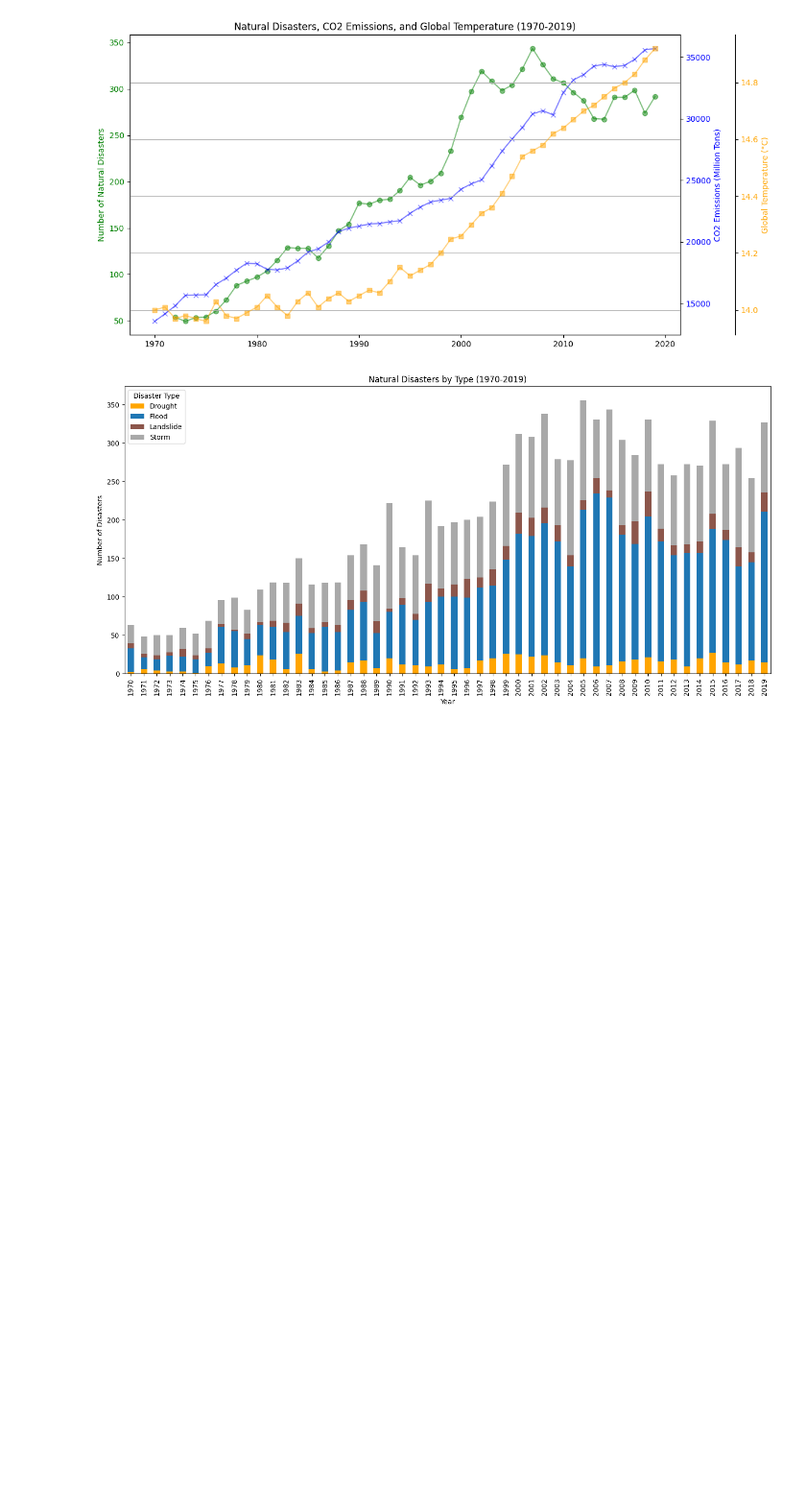
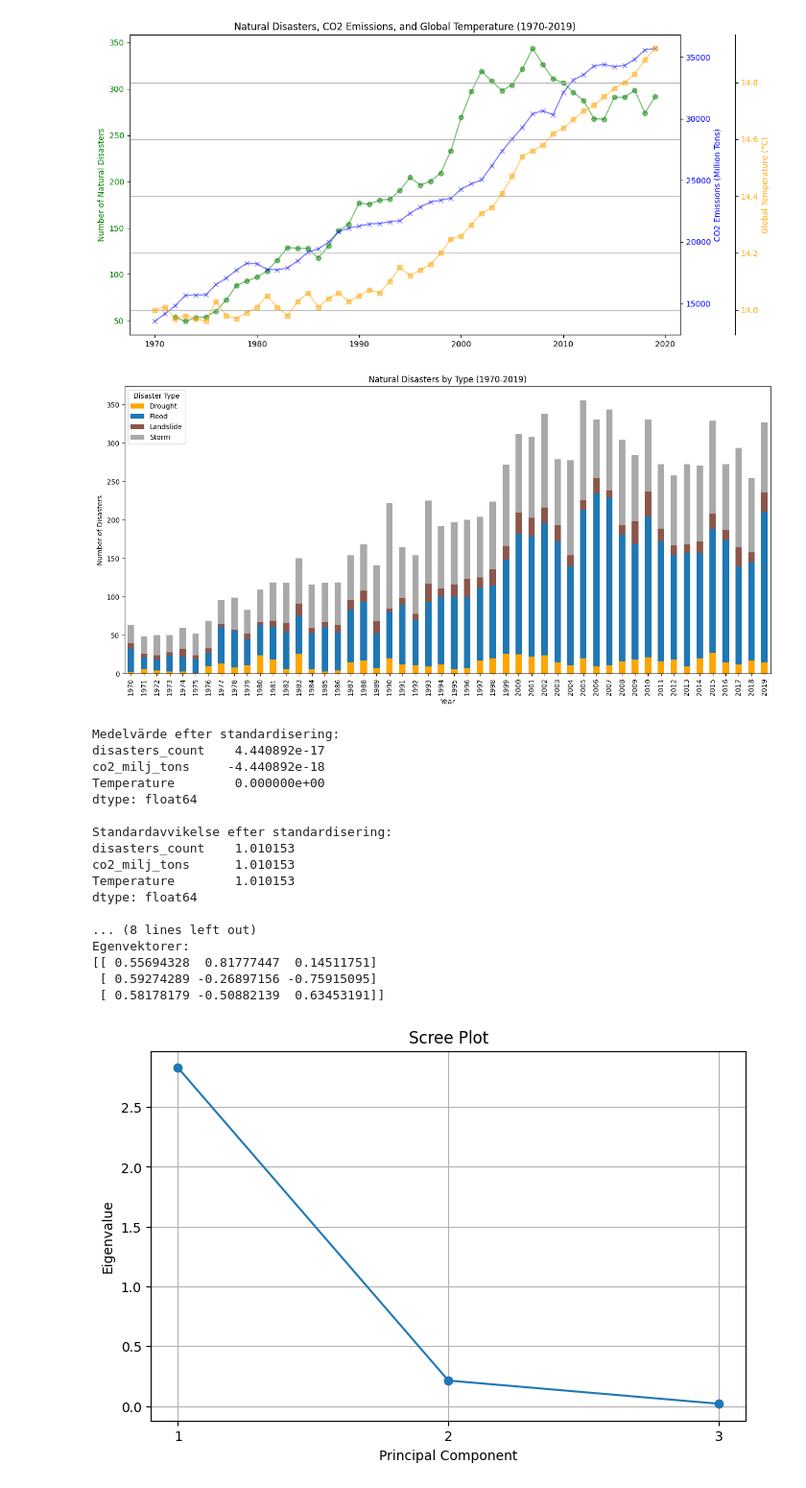
Before and after one commit to OliveTreeDotpng/Disasters, a Jupyter notebook: main.ipynb, the cells around one changed output. Shown at 96% size. Drawn from its saved outputs; the diff is of its cells as text; code cells hidden in the pictures; blank space fills up the shorter version.

```diff
--- a/main.ipynb
+++ b/main.ipynb
@@ -113,3 +113,79 @@ plt.tight_layout()
 plt.show()
 # %% [output]
 [figure]
+# %%
+from sklearn.preprocessing import StandardScaler
+
+# Välj rätt numeriska kolumner för PCA
+numerical_columns = ['disasters_count', 'co2_milj_tons', 'Temperature']
+
+# Standardisera datan
+scaler = StandardScaler()
+merged[numerical_columns] = scaler.fit_transform(merged[numerical_columns])
+
+# Kontrollera medelvärde och standardavvikelse
+print("\nMedelvärde efter standardisering:")
+print(merged[numerical_columns].mean())
+print("\nStandardavvikelse efter standardisering:")
+print(merged[numerical_columns].std())
+
+# Skapa kovariansmatris
+cov_matrix = np.cov(merged[numerical_columns].T)
+print("\nKovariansmatrisen:")
+print(cov_matrix)
+
+# Beräkna egenvärden och egenvektorer
+eigenvalues, eigenvectors = np.linalg.eig(cov_matrix)
+print("\nEgenvärden:")
+print(eigenvalues)
+print("\nEgenvektorer:")
+print(eigenvectors)
+
+# Scree plot
+plt.figure(figsize=(8,5))
+plt.plot(range(1, len(eigenvalues)+1), eigenvalues, marker='o', linestyle='-')
+plt.title('Scree Plot')
+plt.xlabel('Principal Component')
+plt.ylabel('Eigenvalue')
+plt.xticks(range(1, len(eigenvalues)+1))
+plt.grid(True)
+plt.show()
+
+# Transformera datan till nya PCA-koordinatsystemet
+X = merged[numerical_columns].values
+X_pca = np.dot(X, eigenvectors.T)
+
+print("\nPCA Resultat (PC1, PC2, PC3):")
+print(X_pca[:5])  # Visa första 5 raderna
+
+# Om du vill plotta PC1 och PC2 över tid
+years = merged['Year'].values
+pc1_values = X_pca[:, 0]
+
+plt.figure(figsize=(10,6))
+plt.plot(years, pc1_values, marker='o', label='PC1')
+plt.title('Första och andra huvudkomponenten (PC1 och PC2) över tid')
+plt.xlabel('År')
+plt.ylabel('PCA värde')
+plt.legend()
+plt.grid(True)
+plt.show()
+# %% [output]
+Medelvärde efter standardisering:
+disasters_count    4.440892e-17
+co2_milj_tons     -4.440892e-18
+Temperature        0.000000e+00
+dtype: float64
+
+Standardavvikelse efter standardisering:
+disasters_count    1.010153
+co2_milj_tons      1.010153
+Temperature        1.010153
+dtype: float64
+
+... (8 lines left out)
+Egenvektorer:
+[[ 0.55694328  0.81777447  0.14511751]
+ [ 0.59274289 -0.26897156 -0.75915095]
+ [ 0.58178179 -0.50882139  0.63453191]]
+[figure, added]
```
Also changed, not shown: parts of 1 cell of this notebook.
